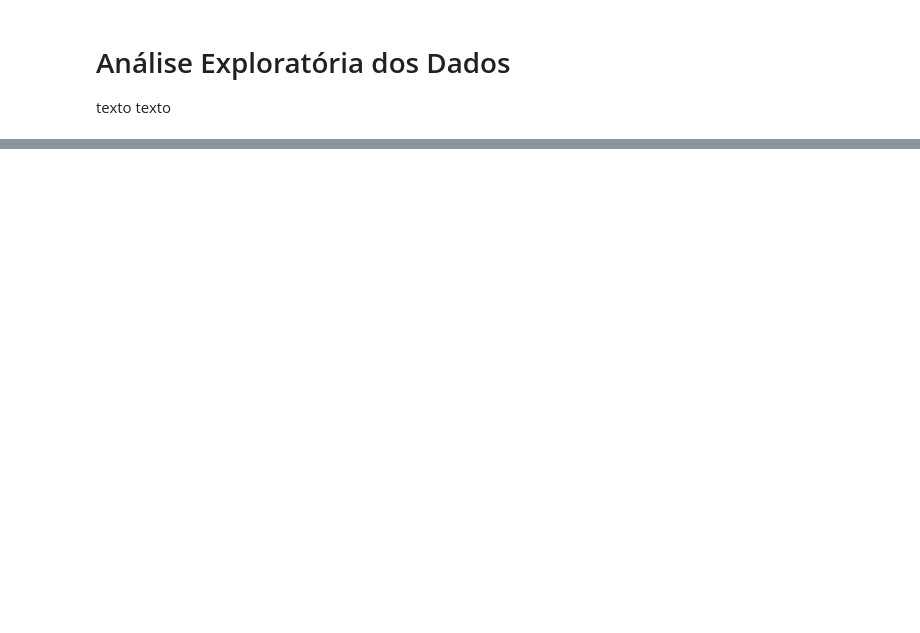
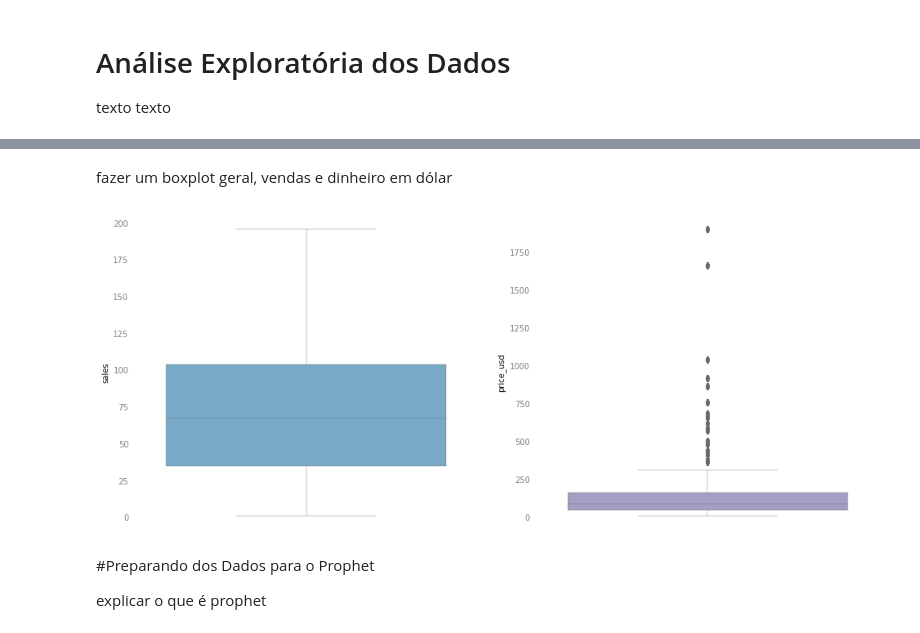
Before and after one commit to FerrazThales/demand_forecasting_prophet, a Jupyter notebook: Demand_Forecasting_with_Prophet.ipynb, the cells around one changed output, grey strips where cells are left out. Cells and saved outputs as stored; diff of their text form; code cells hidden in the pictures; blank space fills up the shorter version.

```diff
--- a/Demand_Forecasting_with_Prophet.ipynb
+++ b/Demand_Forecasting_with_Prophet.ipynb
@@ -150,0 +399,22 @@ texto texto
+# %% [markdown]
+fazer um boxplot geral, vendas e dinheiro em dólar
+# %%
+#criando a fig e ax no matplotlib
+fig, ax = plt.subplots(figsize=(14,6), ncols=2)
+
+#criando o primeiro gráfico
+sns.boxplot(data=df,y='sales',ax=ax[0],palette='Blues',linewidth=0.35)
+ajuste_layout(0)
+
+#criando o segundo gráfico
+sns.boxplot(data=df,y='price_usd',ax=ax[1],palette='Purples',linewidth=0.35)
+ajuste_layout(1)
+
+#plotando os gráficos
+plt.tight_layout(pad=2.0)
+# %% [output]
+[figure, added]
+# %% [markdown]
+#Preparando dos Dados para o Prophet
+
+explicar o que é prophet
```
Also changed, not shown: parts of 46 cells of this notebook.
